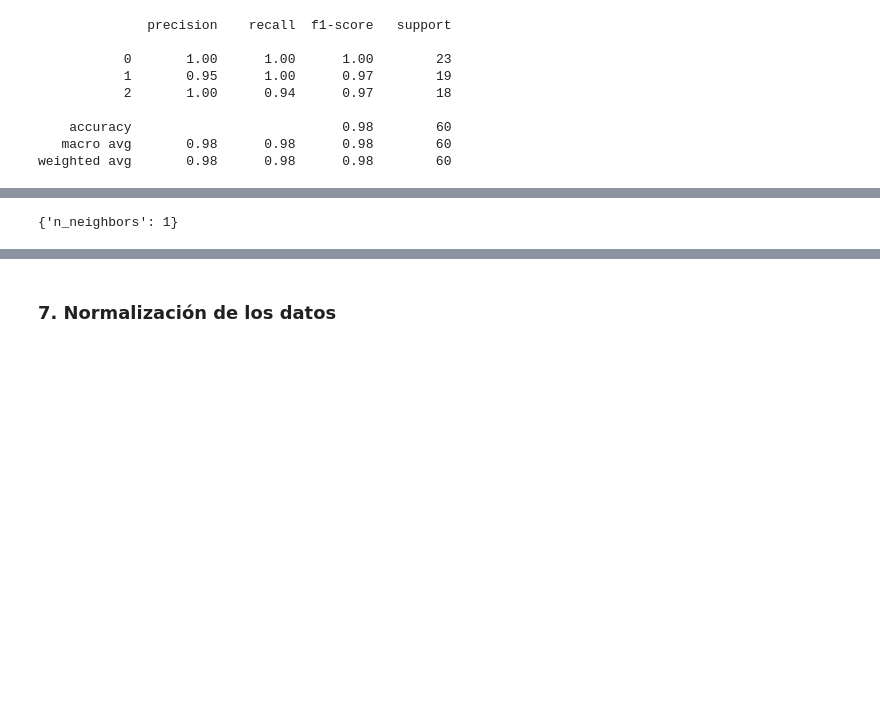
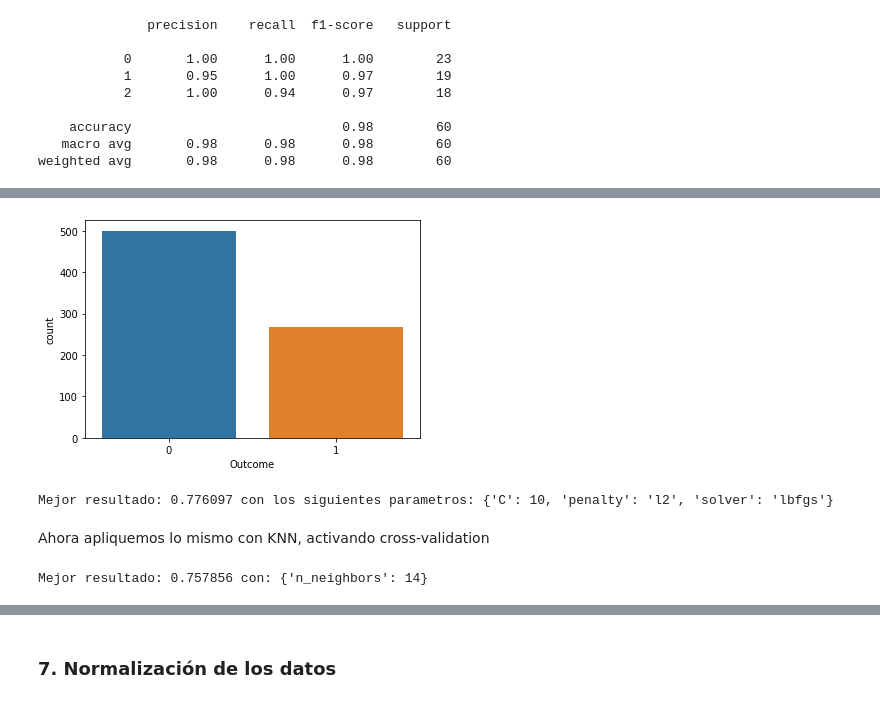
Before and after one commit to julian-masdatascience/ML, a Jupyter notebook: ML_Supervisado.ipynb, the cells around one changed output, grey strips where cells are left out. Cells and saved outputs as stored; diff of their text form; code cells hidden in the pictures; blank space fills up the shorter version.

```diff
--- a/ML_Supervisado.ipynb
+++ b/ML_Supervisado.ipynb
@@ -420,0 +434,10 @@ weighted avg       0.98      0.98      0.98        60
+# %%
+from sklearn.model_selection import GridSearchCV
+from sklearn.linear_model import LogisticRegression
+import seaborn as sns
+# Datos de diabetes
+diabetes = pd.read_csv('https://github.com/susanli2016/Machine-Learning-with-Python/raw/master/diabetes.csv')
+X= diabetes.loc[:, diabetes.columns != 'Outcome']
+y =  diabetes['Outcome']
+print(diabetes.columns)
+diabetes.sample(4)
@@ -420,0 +453,4 @@ weighted avg       0.98      0.98      0.98        60
+# %%
+sns.countplot(diabetes.Outcome,label="Cantidad");
+# %% [output]
+[figure, added]
@@ -421,9 +469,16 @@ weighted avg       0.98      0.98      0.98        60
+# %%
+# Se idntifican los mejores parametros
+print("Mejor resultado: %f con los siguientes parametros: %s" % (grid.best_score_, grid.best_params_))
+# %% [output]
+Mejor resultado: 0.776097 con los siguientes parametros: {'C': 10, 'penalty': 'l2', 'solver': 'lbfgs'}
+# %% [markdown]
+Ahora apliquemos lo mismo con KNN, activando cross-validation
 # %%
-from sklearn.model_selection import GridSearchCV
-param_grid = {'n_neighbors': np.arange(1, 50)}
+tamanho = np.arange(1, 50)
+parametros = [{'n_neighbors': tamanho}]
 knn = KNeighborsClassifier()
-knn_cv = GridSearchCV(knn, param_grid, cv=5)
-knn_cv.fit(X, y)
-knn_cv.best_params_
+grid = GridSearchCV(knn, parametros)
+grid.fit(X,y)
+print("Mejor resultado: %f con: %s" % (grid.best_score_, grid.best_params_))
 # %% [output]
-{'n_neighbors': 1}
+Mejor resultado: 0.757856 con: {'n_neighbors': 14}
```
Also changed, not shown: parts of 12 cells of this notebook.
